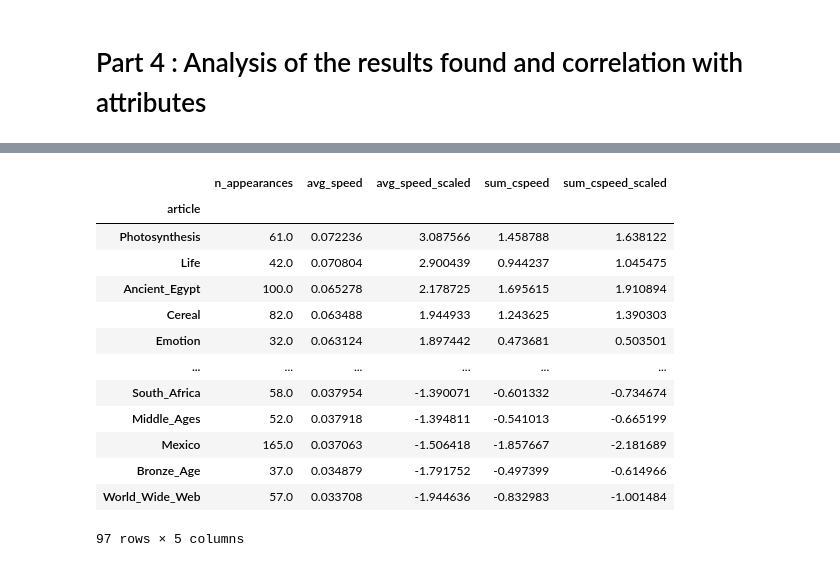
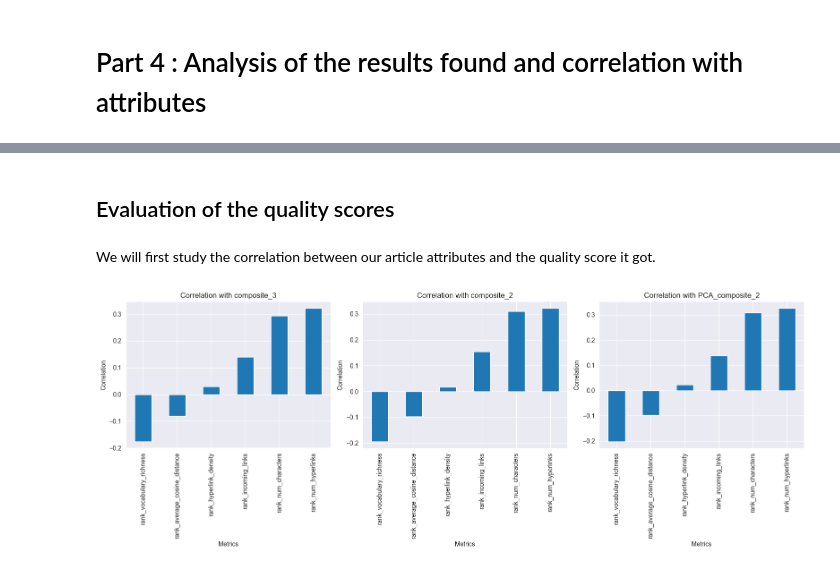
Before and after one commit to epfl-ada/ada-2024-project-adaholiks, a Jupyter notebook: Notebook_P3v2.ipynb, the cells around one changed output, grey strips where cells are left out. Cells and saved outputs as stored; diff of their text form; code cells hidden in the pictures.

```diff
--- a/Notebook_P3v2.ipynb
+++ b/Notebook_P3v2.ipynb
@@ -1171,7 +1213,7 @@ Here we will study the correlation between our article attributes and the rankin
 # %%
 # load article dataframe aswell as score dataframes
 
-article_df = read_feather('Data/dataframes/article_df_features.feather')
+article_df = feather.read_feather('Data/dataframes/article_df_features.feather')
 
 quality_scores_clicks_df = feather.read_feather('Data/dataframes/quality_scores_clicks.feather')
 utility_scores_clicks_df = feather.read_feather('Data/dataframes/utility_scores_clicks.feather')
@@ -1221,17 +1245,4 @@ top_4_click_scores_df
-# %%
-top_4_speed_scores_df
-# %% [output]
-|  | n_appearances | avg_speed | avg_speed_scaled | sum_cspeed | sum_cspeed_scaled |
-| article |  |  |  |  |  |
-| Photosynthesis | 61.0 | 0.072236 | 3.087566 | 1.458788 | 1.638122 |
-| Life | 42.0 | 0.070804 | 2.900439 | 0.944237 | 1.045475 |
-| Ancient_Egypt | 100.0 | 0.065278 | 2.178725 | 1.695615 | 1.910894 |
-| Cereal | 82.0 | 0.063488 | 1.944933 | 1.243625 | 1.390303 |
-| Emotion | 32.0 | 0.063124 | 1.897442 | 0.473681 | 0.503501 |
-| ... | ... | ... | ... | ... | ... |
-| South_Africa | 58.0 | 0.037954 | -1.390071 | -0.601332 | -0.734674 |
-| Middle_Ages | 52.0 | 0.037918 | -1.394811 | -0.541013 | -0.665199 |
-| Mexico | 165.0 | 0.037063 | -1.506418 | -1.857667 | -2.181689 |
-| Bronze_Age | 37.0 | 0.034879 | -1.791752 | -0.497399 | -0.614966 |
-| World_Wide_Web | 57.0 | 0.033708 | -1.944636 | -0.832983 | -1.001484 |
-97 rows × 5 columns
+# %% [markdown]
+## Evaluation of the quality scores
+# %% [markdown]
+We will first study the correlation between our article attributes and the quality score it got.
@@ -1237,0 +1252,11 @@ top_4_speed_scores_df
+# %%
+# drop all columns that are not attributes or scores from merged_df
+merged_quality_df.drop(columns=['plain_text','category','linkTarget','distances','embeddings','n_appearances'], inplace=True)
+# %%
+attributes = ['incoming_links', 'num_hyperlinks', 'num_characters', 'hyperlink_density', 'average_cosine_distance', 'vocabulary_richness']
+composites = ['composite_3', 'composite_2', 'PCA_composite_2']
+
+correlations = rank_attributes(merged_quality_df, attributes, composites)
+plot_correlations(correlations)
+# %% [output]
+[figure, added]
```
Also changed, not shown: parts of 23 cells of this notebook, 2 other files.
